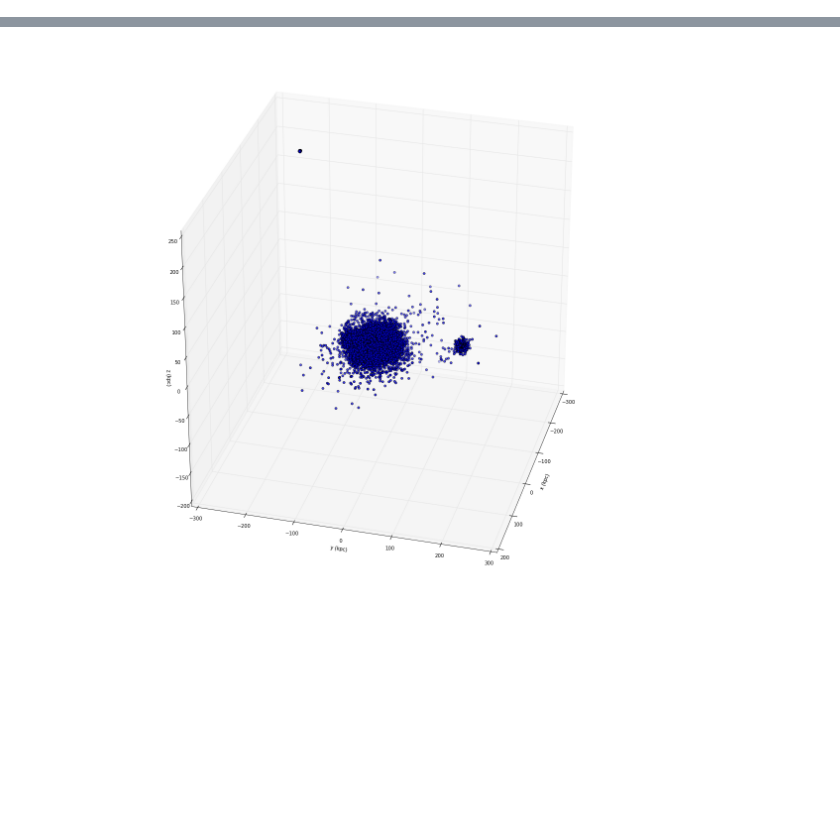
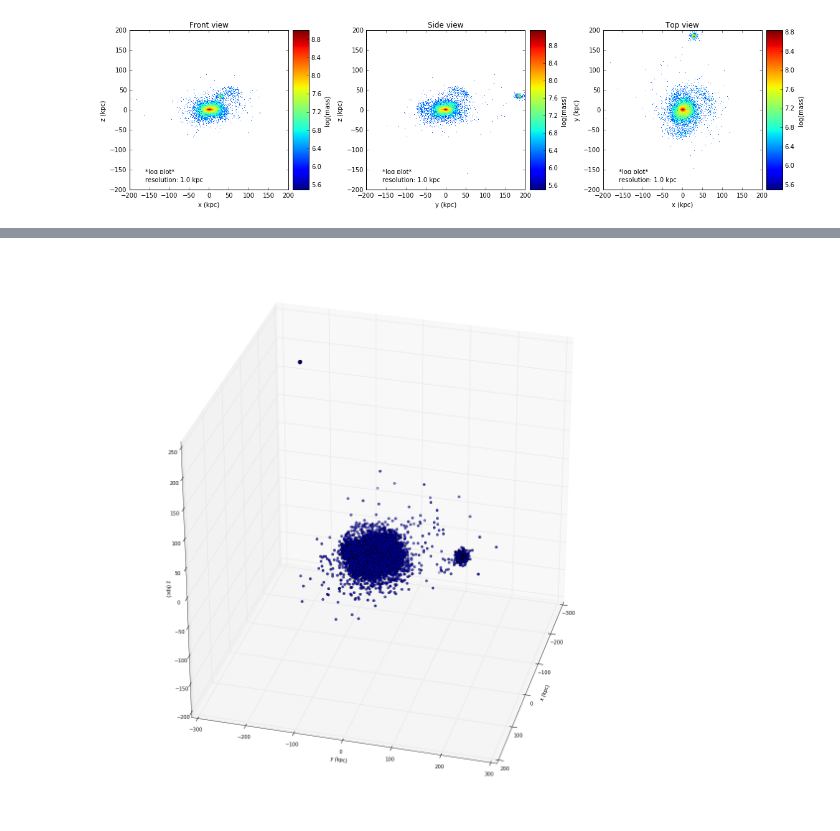
Before and after one commit to lokhorst/HalphaScripts, a Jupyter notebook: load_Magneticum.ipynb, the cells around one changed output, grey strips where cells are left out. Drawn from its saved outputs; the diff is of its cells as text; code cells hidden in the pictures; blank space fills up the shorter version.

```diff
--- a/load_Magneticum.ipynb
+++ b/load_Magneticum.ipynb
@@ -87,0 +77,49 @@ ax3.set_ylabel('y (kpc)')
+# %%
+def makeimage(H,ax,radius,contour=False,log=True):
+    #colmap = 'plasma'
+    vmin=1; cbarlabel='mass'
+    if log:
+        H = np.log10(H)
+        vmin=5.5
+        plt.text(0.1,0.1,'*log plot*',transform=ax.transAxes,backgroundcolor='white')
+        cbarlabel='log(mass)'
+
+    img = ax.imshow(H.T,origin='lower',interpolation='nearest',vmin=vmin,extent=(-1*radius,radius,-1*radius,radius))#cmap=cm.get_cmap(colmap)
+    cmap = cm.PRGn
+    #if not log:
+    img.cmap.set_under('white')  ## combined with vmin=1, makes 0 = white on plot
+    if contour:
+        ax.contour(H.T,[0.03e9,0.20e9,0.30e9],colors=['white','grey','black'],extent=(-1*radius,radius,-1*radius,radius))#,levels,colors=colours)#,cmap=cm.get_cmap(cmap, len(levels) - 1),)
+    div = axgrid.make_axes_locatable(ax)
+    cax = div.append_axes("right",size="10%",pad=0.1)
+    cbar = plt.colorbar(img, cax=cax,orientation='vertical')#,extend='lower')
+    cbar.solids.set_edgecolor("face")
+    cbar.ax.set_ylabel(r'%s' % (cbarlabel))
+    cbar.ax.tick_params()
+    res= (radius*2.)/H.shape[0]
+    plt.text(0.1,0.05,'resolution: %.1f kpc'%res,transform=ax.transAxes,backgroundcolor='white')
+
+radius = 200
+range = [[-1*radius, radius], [-1*radius, radius]]
+
+fig, (ax1,ax2,ax3) = plt.subplots(1, 3, figsize=(16, 6))
+H, xedges, yedges, xyplot = ax.hist2d(x, z, weights=wt, bins=400, range=range,norm=LogNorm())
+makeimage(H,ax1,radius)
+H, xedges, yedges, yzplot = ax.hist2d(y, z, weights=wt, bins=400, range=range,norm=LogNorm())
+makeimage(H,ax2,radius)
+H, xedges, yedges, xyplot = ax.hist2d(x, y, weights=wt, bins=400, range=range,norm=LogNorm())
+makeimage(H,ax3,radius)
+
+ax1.set_title('Front view')
+ax1.set_xlabel('x (kpc)')
+ax1.set_ylabel('z (kpc)')
+ax2.set_title('Side view')
+ax2.set_xlabel('y (kpc)')
+ax2.set_ylabel('z (kpc)')
+ax3.set_title('Top view')
+ax3.set_xlabel('x (kpc)')
+ax3.set_ylabel('y (kpc)')
+
+plt.tight_layout()
+# %% [output]
+[figure, added]
```
Also changed, not shown: parts of 10 cells of this notebook.
